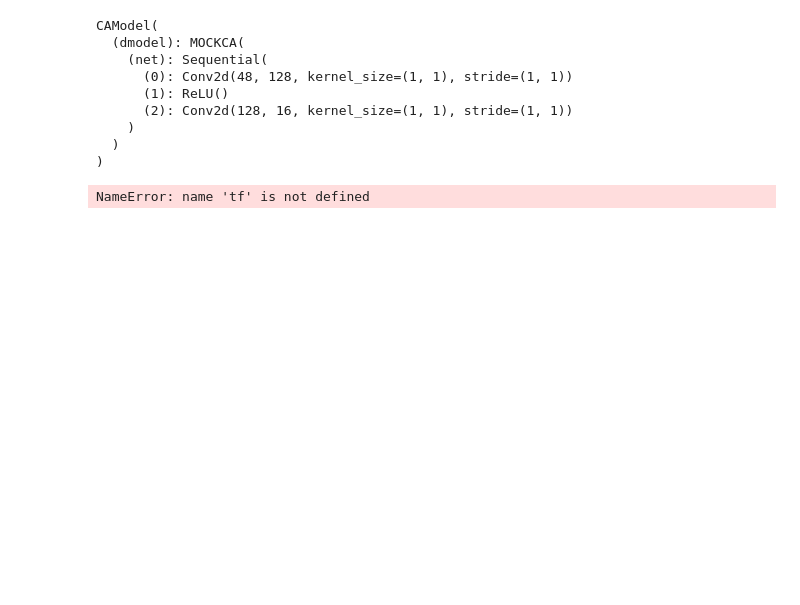
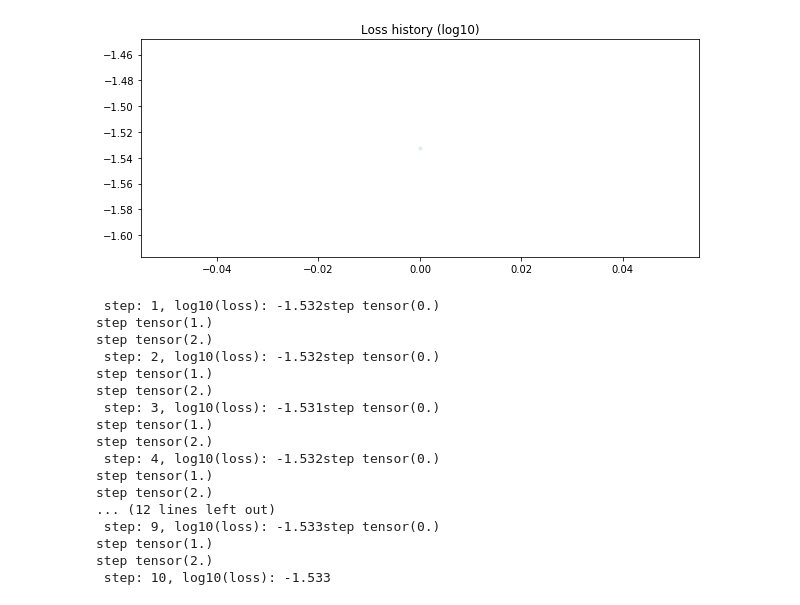
Before and after one commit to Mikcl/iPrjBurner, a Jupyter notebook: src/main.ipynb, the cells around one changed output. Drawn from its saved outputs; the diff is of its cells as text; code cells hidden in the pictures; blank space fills up the shorter version.

```diff
--- a/src/main.ipynb
+++ b/src/main.ipynb
@@ -329,12 +290,0 @@ orginal params 8336
-# %%
-print(origninalCAModel)
-# %% [output]
-CAModel(
-  (dmodel): MOCKCA(
-    (net): Sequential(
-      (0): Conv2d(48, 128, kernel_size=(1, 1), stride=(1, 1))
-      (1): ReLU()
-      (2): Conv2d(128, 16, kernel_size=(1, 1), stride=(1, 1))
-    )
-  )
-)
@@ -341,16 +302,21 @@ CAModel(
+# %%
+net = ReccurentCellCA(origninalCAModel)
+# %%
+model = net # ReccurentCellCA(net)
 # %%
 # Initialize training
+loss = nn.MSELoss()
+
 def loss_f(x):
-    return torch.mean(torch.square_(to_rgba(x)-pad_target), [-1,-2,-3])
-
-# ca = CAModel()
+    return loss(x, pad_target)
+    # return torch.mean(torch.square(to_rgba(x)-pad_target), [-1,-2,-3])
 
 loss_log = []
 
 lr = 2e-3
 
-adam = torch.optim.Adam(params, lr=lr)
-optimizer = torch.optim.lr_scheduler.StepLR(adam, step_size=2000, gamma=0.1)
+optimizer = torch.optim.Adam(model.parameters(), lr=lr)
+scheduler = torch.optim.lr_scheduler.StepLR(adam, step_size=2000, gamma=0.1)
 
 
 # loss0 = loss_f(seed).numpy()
@@ -358,33 +324,51 @@ pool = SamplePool(x=np.repeat(seed[None, ...], POOL_SIZE, 0))
 
 !mkdir -p train_log && rm -f train_log/*
 # %%
-def train_step(x):
-  iter_n = torch.FloatTensor([]).uniform_(64, 96)
-  for i in torch.range(iter_n) :
-    x = ca(x)
-  return x
+model.train()
 
-for i in range(8000+1):
+for i in range(10):
     x0 = np.repeat(seed[None, ...], BATCH_SIZE, 0)
+    x0 = torch.Tensor(x0)
+    optimizer.zero_grad()
 
-    optimizer.zero_grad()
-    output = train_step(x0)
-    loss = torch.mean(loss_fn(output))
-    loss_objective = loss
+    output = model(x0, 2, 3)
+    loss_objective = loss_f(output)
     loss_objective.backward()
-    optimizer.step()
+    scheduler.step()
+
+    # DISPLAY
+    lo_n = loss_objective.detach().numpy()
+    o_n = output.detach().numpy()
+    x0_n = x0.detach().numpy()
 
     step_i = len(loss_log)
-    loss_log.append(loss.numpy())
+    loss_log.append(lo_n)
 
     # if step_i%10 == 0:
     #     generate_pool_figures(pool, step_i)
     if step_i%100 == 0:
         clear_output()
-        visualize_batch(x0, output, step_i)
+        # visualize_batch(x0_n, o_n, step_i)
         plot_loss(loss_log)
         # export_model(ca, 'train_log/%04d'%step_i)
 
-    print('\r step: %d, log10(loss): %.3f'%(len(loss_log), np.log10(loss)), end='')
+    print('\r step: %d, log10(loss): %.3f'%(len(loss_log), np.log10(lo_n)), end='')
 # %% [output]
+[figure, added]
-NameError: name 'tf' is not defined
+ step: 1, log10(loss): -1.532step tensor(0.)
+step tensor(1.)
+step tensor(2.)
+ step: 2, log10(loss): -1.532step tensor(0.)
+step tensor(1.)
+step tensor(2.)
+ step: 3, log10(loss): -1.531step tensor(0.)
+step tensor(1.)
+step tensor(2.)
+ step: 4, log10(loss): -1.532step tensor(0.)
+step tensor(1.)
+step tensor(2.)
+... (12 lines left out)
+ step: 9, log10(loss): -1.533step tensor(0.)
+step tensor(1.)
+step tensor(2.)
+ step: 10, log10(loss): -1.533
```
Also changed, not shown: parts of 5 cells of this notebook.
